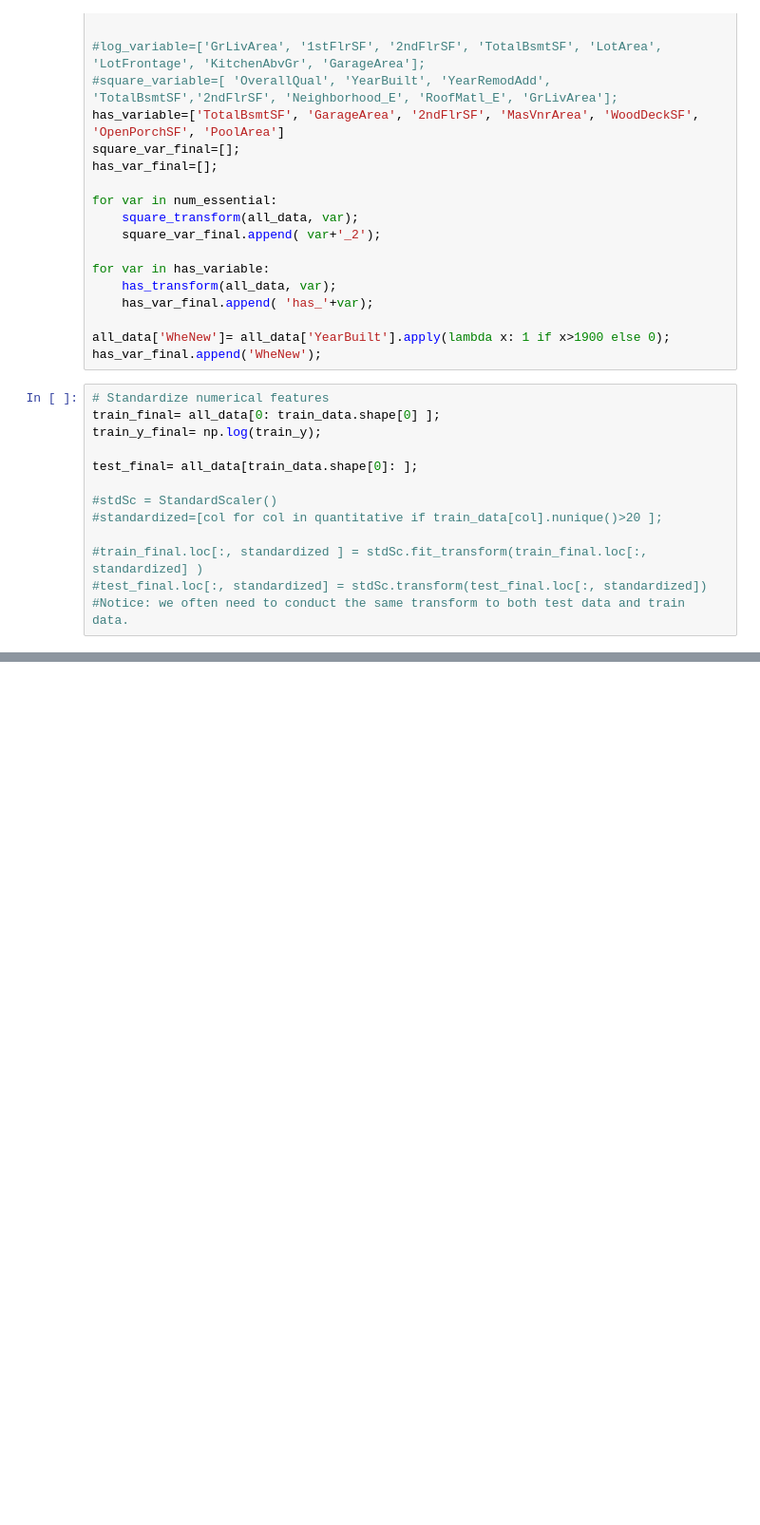
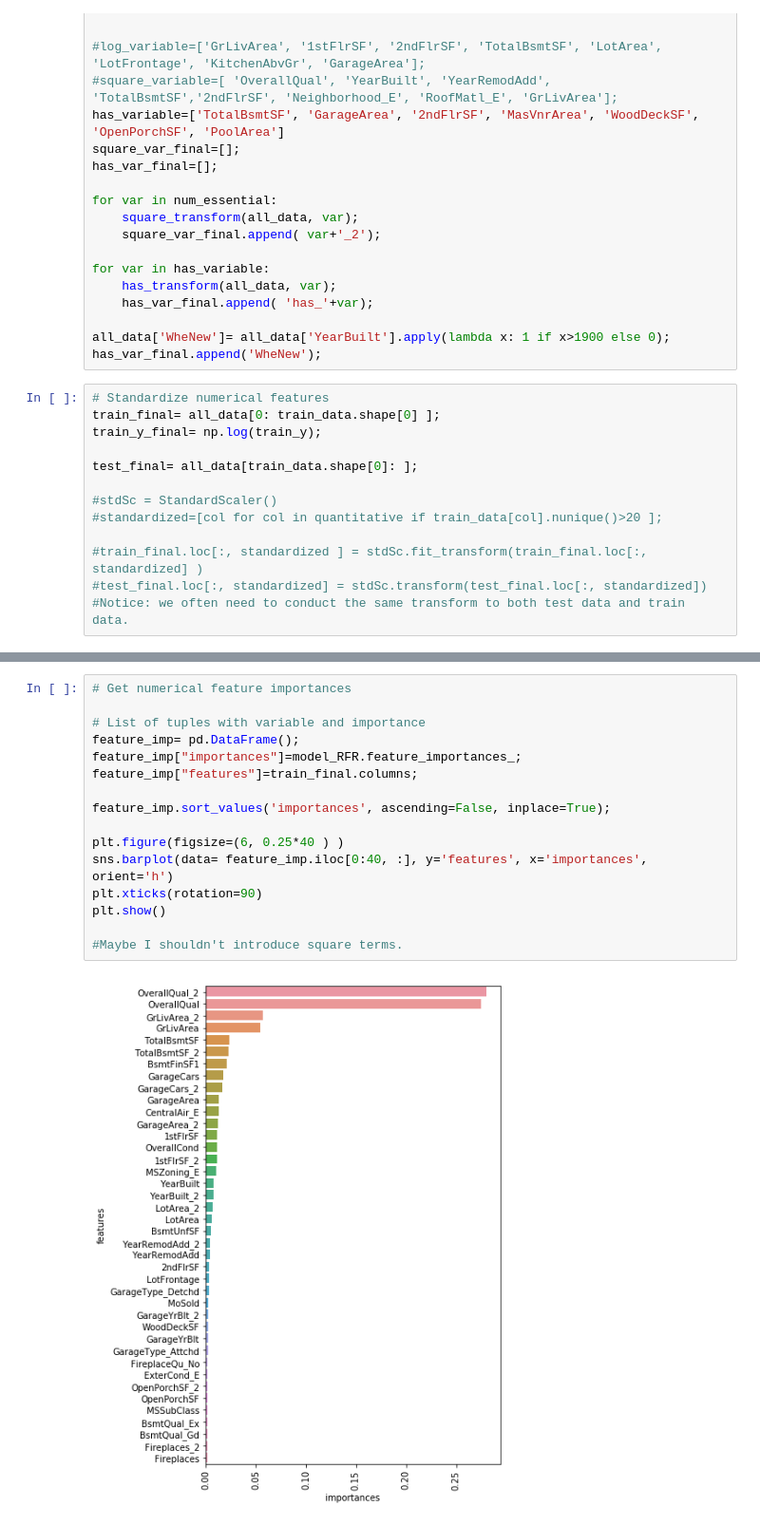
Before and after one commit to Xiaoling1992/Statistical-Machine-Learning-CS578, a Jupyter notebook: HousePrices_Regression.ipynb, the cells around one changed output, grey strips where cells are left out. Shown at 95% size. Saved outputs shown, nothing was run; the diff lists cells and outputs as text; blank space fills up the shorter version.

```diff
--- a/HousePrices_Regression.ipynb
+++ b/HousePrices_Regression.ipynb
@@ -588,0 +592,18 @@ solution.head()
+# %%
+# Get numerical feature importances
+
+# List of tuples with variable and importance
+feature_imp= pd.DataFrame();
+feature_imp["importances"]=model_RFR.feature_importances_;
+feature_imp["features"]=train_final.columns;
+
+feature_imp.sort_values('importances', ascending=False, inplace=True);
+
+plt.figure(figsize=(6, 0.25*40 ) )
+sns.barplot(data= feature_imp.iloc[0:40, :], y='features', x='importances', orient='h')
+plt.xticks(rotation=90)
+plt.show()
+
+#Maybe I shouldn't introduce square terms.
+# %% [output]
+[figure, added]
```
Also changed, not shown: parts of 47 cells of this notebook.
